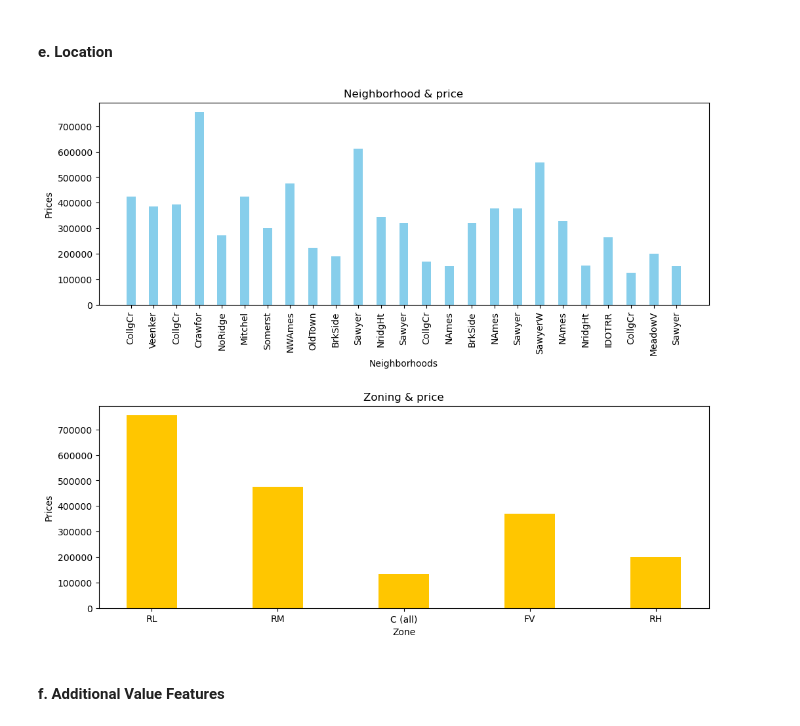
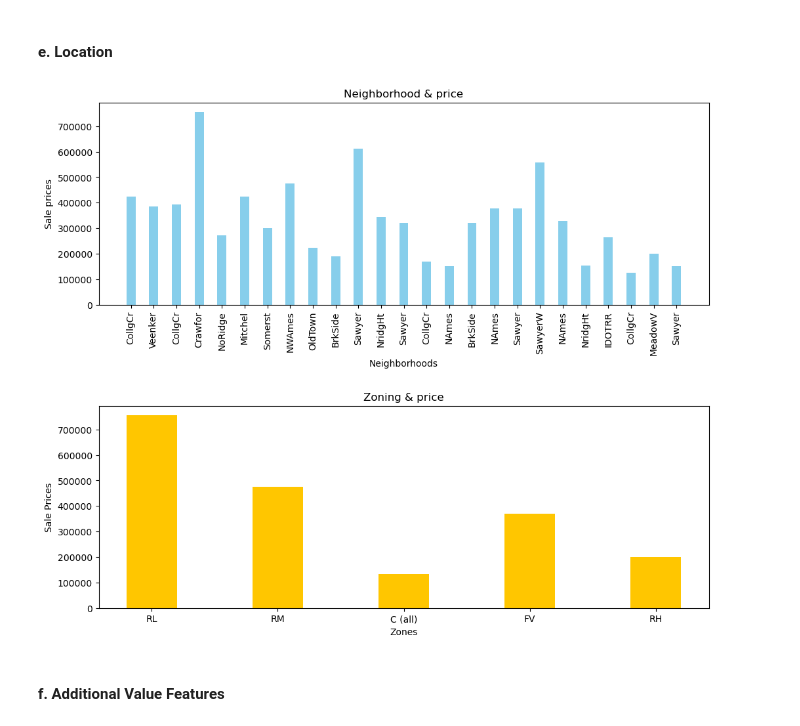
Before and after one commit to superMass14/immoSense, a Jupyter notebook: notebook/main.ipynb, the cells around one changed output. Drawn from its saved outputs; the diff is of its cells as text; code cells hidden in the pictures.

```diff
--- a/notebook/main.ipynb
+++ b/notebook/main.ipynb
@@ -345,20 +345,20 @@ comment here !!!
 # %%
 location_tab = df[['Neighborhood','MSZoning']]
 fig, ax = plt.subplots(ncols=1, nrows=2, figsize=(12,10))
 ax[0].bar(location_tab.iloc[:, 0], df["SalePrice"], color="skyblue", width=0.4)
 ax[0].set_title("Neighborhood & price")
 ax[0].set_xlabel("Neighborhoods")
 ax[0].set_xticklabels(location_tab.iloc[:, 0],rotation=90)
-ax[0].set_ylabel("Prices")
+ax[0].set_ylabel("Sale prices")
 #
 ax[1].bar(location_tab.iloc[:, 1], df["SalePrice"], color="#FFC600", width=0.4)
 ax[1].set_title("Zoning & price")
-ax[1].set_xlabel("Zone")
-ax[1].set_ylabel("Prices")
+ax[1].set_xlabel("Zones")
+ax[1].set_ylabel("Sale Prices")
 plt.subplots_adjust(hspace=0.5)
 plt.show()
 # %% [output]
-[figure, old version]
+[figure, new version]
 # %% [markdown]
 #### f. Additional Value Features
 # %%
```
Also changed, not shown: parts of 11 cells of this notebook.
